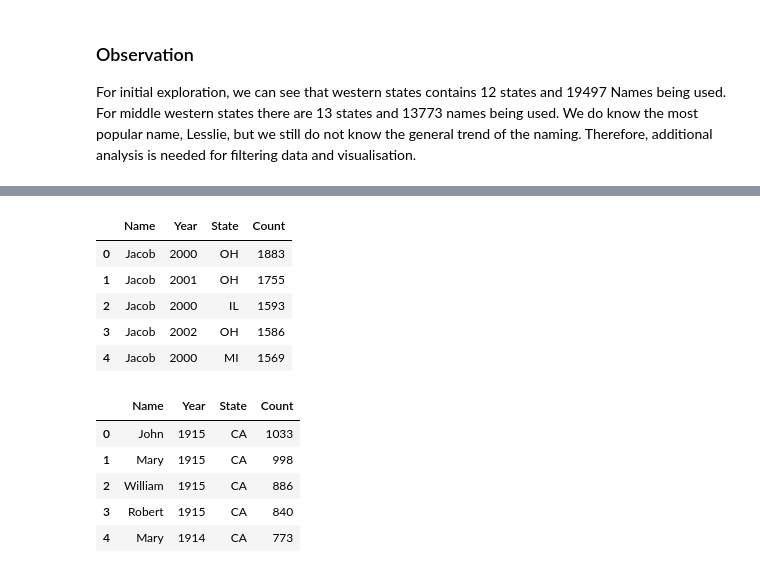
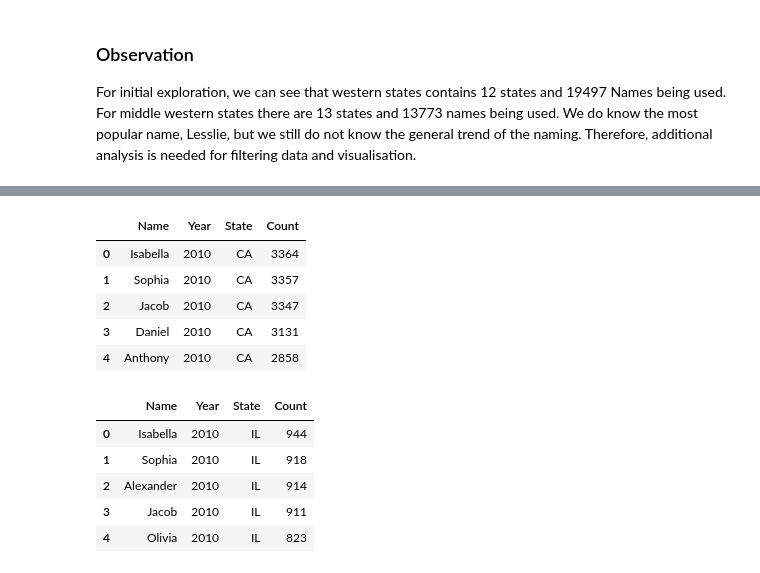
Before and after one commit to data301-2020-winter2/course-project-group_1039, a Jupyter notebook: analysis/Rita/Milestonr2_EDA.ipynb, the cells around one changed output, grey strips where cells are left out. Drawn from its saved outputs; the diff is of its cells as text; code cells hidden in the pictures.

```diff
--- a/analysis/Rita/Milestonr2_EDA.ipynb
+++ b/analysis/Rita/Milestonr2_EDA.ipynb
@@ -139,28 +155,29 @@ west_2000s
 # %%
-# Now let's take a look at the top 5 name from 2000-2015 in mid_wester states
-mw_2000s = (mw_df[mw_df["Year"] > 1999]
+# Now let's see the top 5 name after 100 years (2010) in western states & mid_western states
+west_2010 = (west_df[west_df["Year"] == 2010]
               .drop(columns=['Gender']) # We are not looking at Gender yet
               .sort_values(by= ['Count'], ascending=False)
+              .drop_duplicates(subset=["Name"])
               .reset_index(drop=True).iloc[:5])
-mw_2000s
+west_2010
 # %% [output]
 |  | Name | Year | State | Count |
-| 0 | Jacob | 2000 | OH | 1883 |
-| 1 | Jacob | 2001 | OH | 1755 |
-| 2 | Jacob | 2000 | IL | 1593 |
-| 3 | Jacob | 2002 | OH | 1586 |
-| 4 | Jacob | 2000 | MI | 1569 |
+| 0 | Isabella | 2010 | CA | 3364 |
+| 1 | Sophia | 2010 | CA | 3357 |
+| 2 | Jacob | 2010 | CA | 3347 |
+| 3 | Daniel | 2010 | CA | 3131 |
+| 4 | Anthony | 2010 | CA | 2858 |
 # %%
-# First let's take a look at the top 5 name from 1910-1915 in western states
-west_1910s = (west_df[west_df["Year"] <1916]
+mw_2010 = (mw_df[mw_df["Year"] == 2010]
               .drop(columns=['Gender']) # We are not looking at Gender yet
               .sort_values(by= ['Count'], ascending=False)
+              .drop_duplicates(subset=["Name"])
               .reset_index(drop=True).iloc[:5])
-west_1910s
+mw_2010
 # %% [output]
 |  | Name | Year | State | Count |
-| 0 | John | 1915 | CA | 1033 |
-| 1 | Mary | 1915 | CA | 998 |
-| 2 | William | 1915 | CA | 886 |
-| 3 | Robert | 1915 | CA | 840 |
-| 4 | Mary | 1914 | CA | 773 |
+| 0 | Isabella | 2010 | IL | 944 |
+| 1 | Sophia | 2010 | IL | 918 |
+| 2 | Alexander | 2010 | IL | 914 |
+| 3 | Jacob | 2010 | IL | 911 |
+| 4 | Olivia | 2010 | IL | 823 |
```
Also changed, not shown: parts of 11 cells of this notebook.
